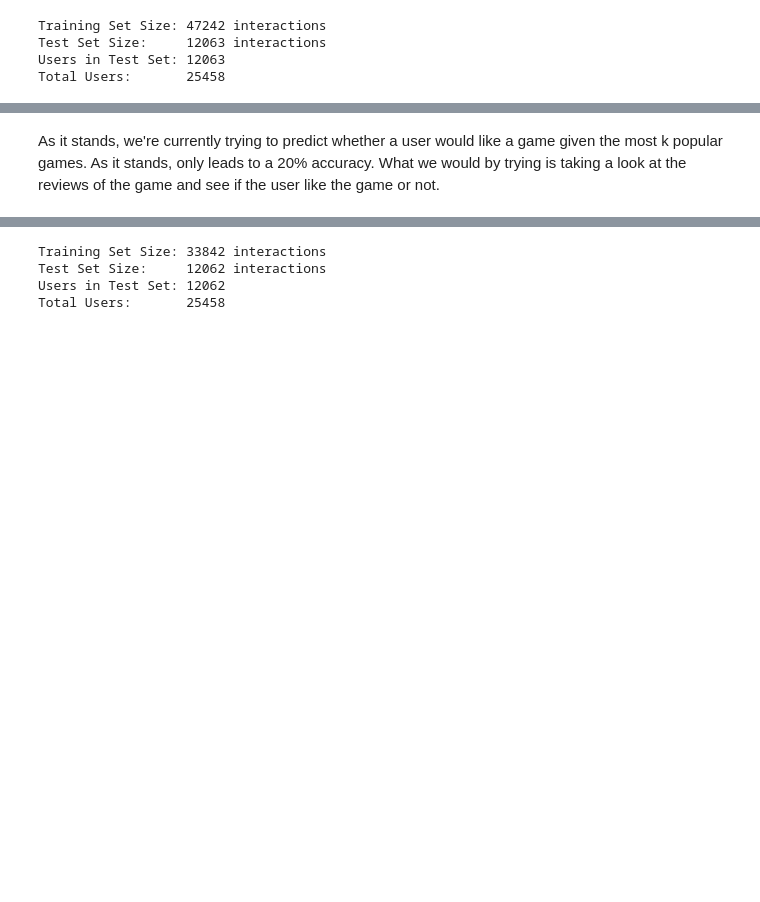
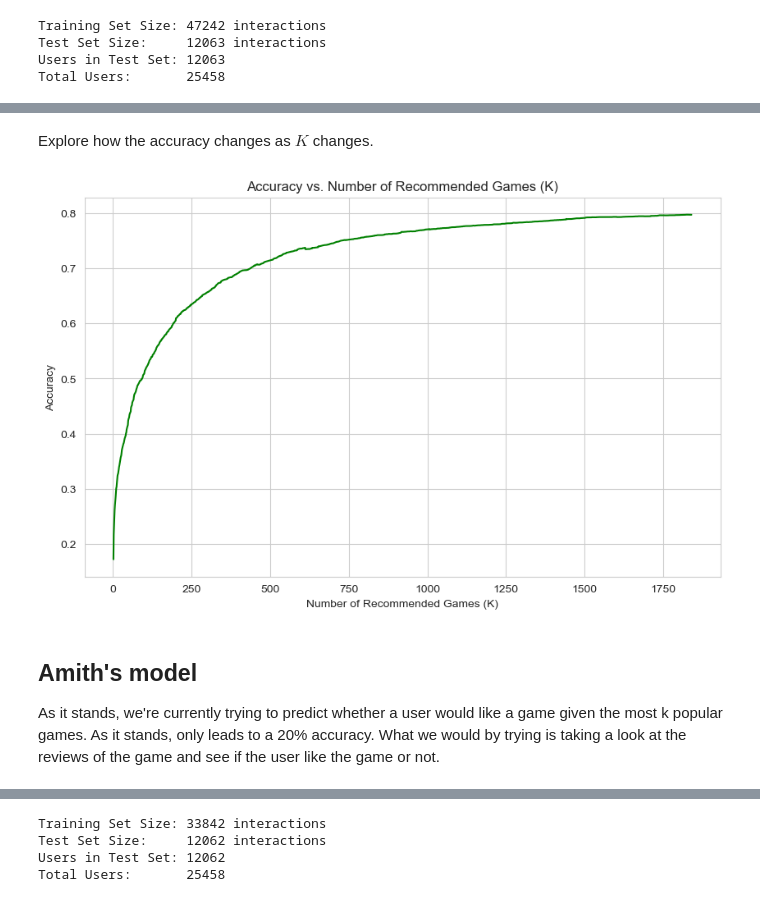
Before and after one commit to SirJishesALot/CSE-258-Steam-Review-Project, a Jupyter notebook: assignment2.ipynb, the cells around one changed output, grey strips where cells are left out. Drawn from its saved outputs; the diff is of its cells as text; code cells hidden in the pictures; blank space fills up the shorter version.

Commit message:
new baseline

```diff
--- a/assignment2.ipynb
+++ b/assignment2.ipynb
@@ -220,0 +178,14 @@ plt.show()
+# %%
+K = 10
+y_test = test_df['recommend'].values
+real_interactions = train_df[train_df['recommend'] == 1]
+game_popularity = real_interactions['item_id'].value_counts()
+top_k_recommended_games = set(game_popularity.head(K).index)
+# %%
+def popularity_baseline_predict(item_ids, top_k_set):
+    return [1 if item in top_k_set else 0 for item in item_ids]
+
+y_pred_pop = popularity_baseline_predict(test_df['item_id'], top_k_recommended_games)
+print("--- POPULARITY THRESHOLD BASELINE ---")
+print(f"Accuracy: {accuracy_score(y_test, y_pred_pop):.4f}")
+print(classification_report(y_test, y_pred_pop))
@@ -221,4 +203,25 @@ plt.show()
+# %% [markdown]
+Explore how the accuracy changes as $K$ changes.
+# %%
+accuracies = []
+for K in range(1, 3682 // 2): # 3682 is the number of games in the dataset
+    top_k_recommended_games = set(game_popularity.head(K).index)
+    y_pred_pop = popularity_baseline_predict(test_df['item_id'], top_k_recommended_games)
+    accuracies.append(accuracy_score(y_test, y_pred_pop))
+
+plt.figure(figsize=(10, 6))
+plt.plot(range(1, len(accuracies) + 1), accuracies, color='green')
+plt.title("Accuracy vs. Number of Recommended Games (K)")
+plt.xlabel("Number of Recommended Games (K)")
+plt.ylabel("Accuracy")
+plt.grid(True)
+plt.show()
+# %% [output]
+[figure, added]
 # %% [markdown]
+## Amith's model
+
+
 As it stands, we're currently trying to predict whether a user would like a game given the most k popular games. As it stands, only leads to a 20% accuracy. What we would by trying is taking a look at the reviews of the game and see if the user like the game or not.
 # %%
 # Solution 2
```
Also changed, not shown: parts of 10 cells of this notebook.
